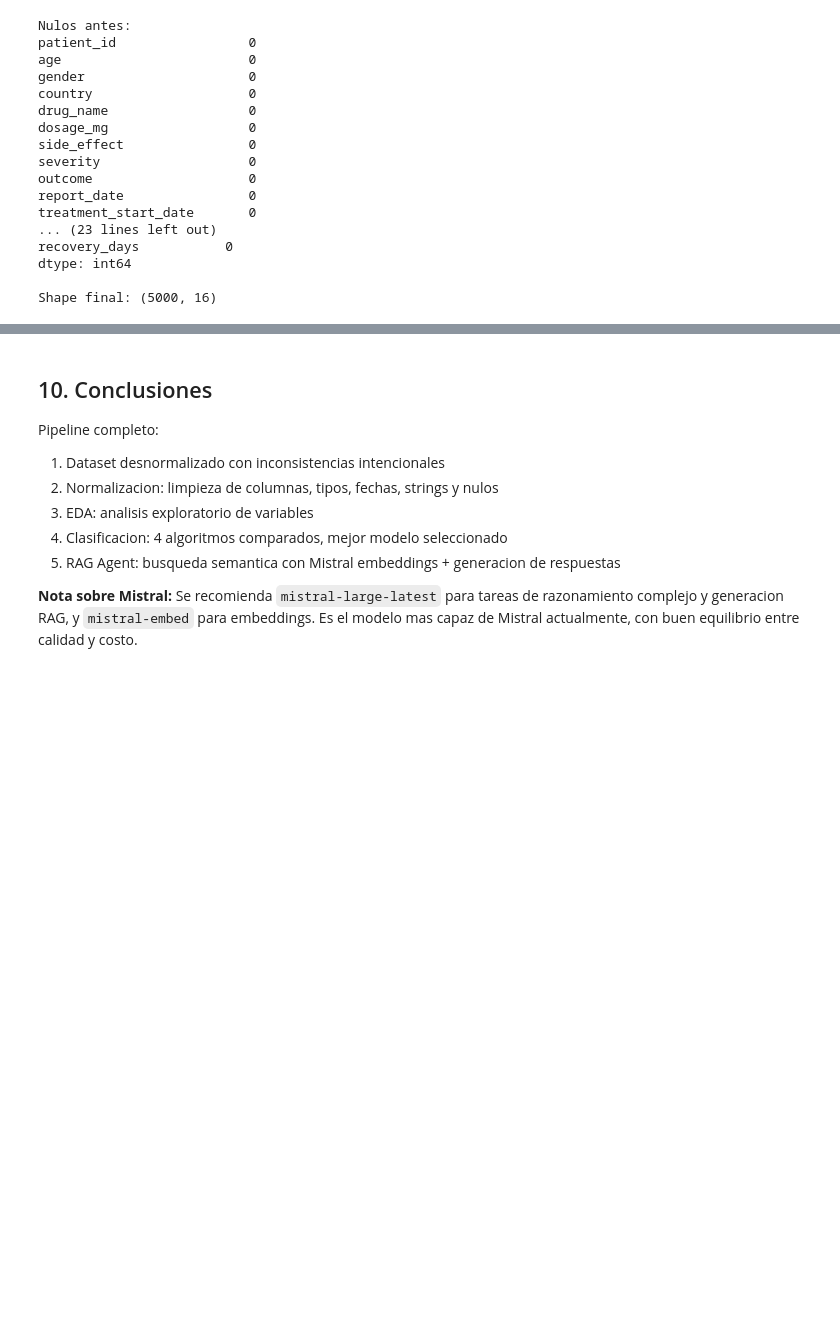
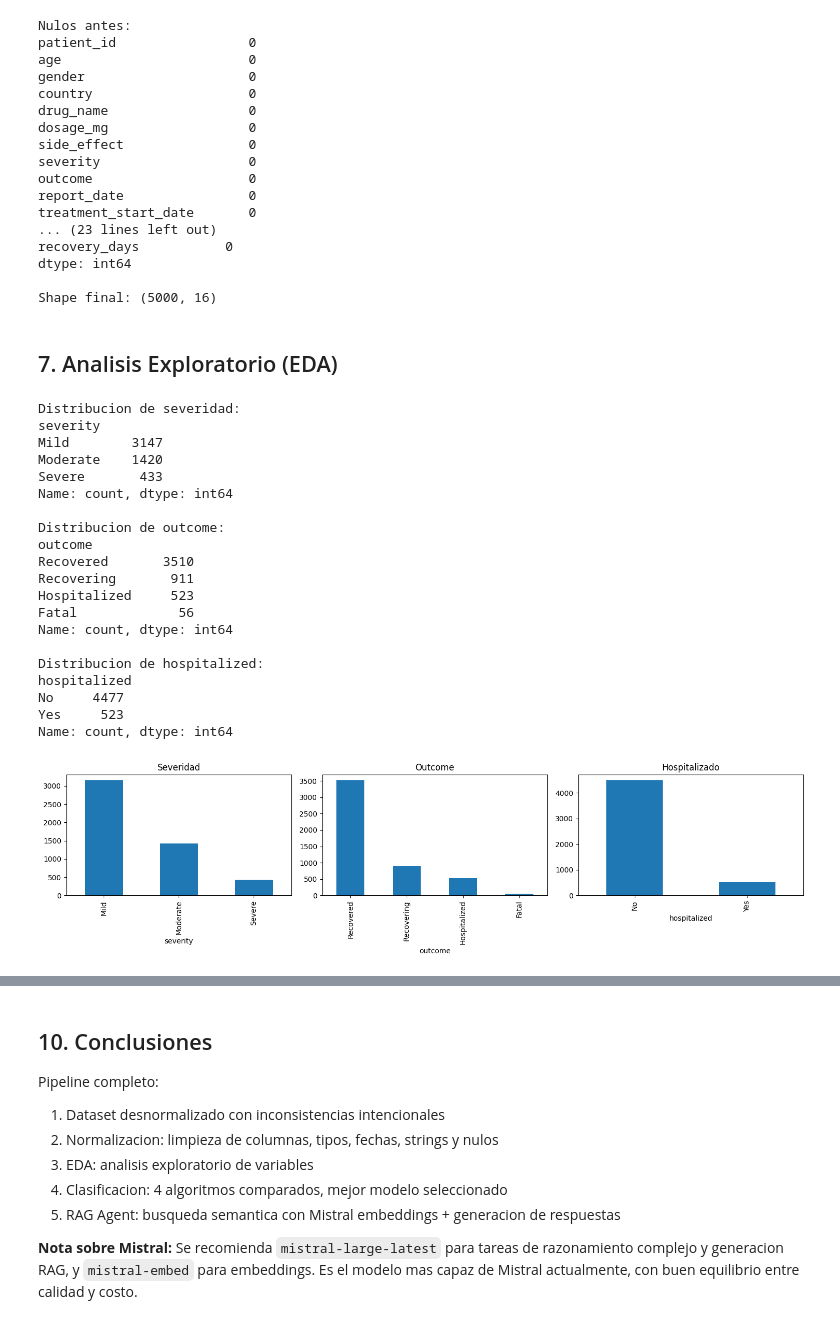
Before and after one commit to gabriell-e/agente_ventas_langchain_mistral, a Jupyter notebook: Drug_Side_Effects_Classification.ipynb, the cells around one changed output, grey strips where cells are left out. Saved outputs shown, nothing was run; the diff lists cells and outputs as text; code cells hidden in the pictures; blank space fills up the shorter version.

```diff
--- a/Drug_Side_Effects_Classification.ipynb
+++ b/Drug_Side_Effects_Classification.ipynb
@@ -326,3 +326,44 @@ recovery_days           0
 dtype: int64
 
 Shape final: (5000, 16)
+# %% [markdown]
+## 7. Analisis Exploratorio (EDA)
+# %%
+# Distribucion de severidad (target)
+print("Distribucion de severidad:")
+print(df["severity"].value_counts())
+print()
+print("Distribucion de outcome:")
+print(df["outcome"].value_counts())
+print()
+print("Distribucion de hospitalized:")
+print(df["hospitalized"].value_counts())
+
+fig, axes = plt.subplots(1, 3, figsize=(15, 4))
+df["severity"].value_counts().plot(kind="bar", ax=axes[0], title="Severidad")
+df["outcome"].value_counts().plot(kind="bar", ax=axes[1], title="Outcome")
+df["hospitalized"].value_counts().plot(kind="bar", ax=axes[2], title="Hospitalizado")
+plt.tight_layout()
+plt.show()
+# %% [output]
+Distribucion de severidad:
+severity
+Mild        3147
+Moderate    1420
+Severe       433
+Name: count, dtype: int64
+
+Distribucion de outcome:
+outcome
+Recovered       3510
+Recovering       911
+Hospitalized     523
+Fatal             56
+Name: count, dtype: int64
+
+Distribucion de hospitalized:
+hospitalized
+No     4477
+Yes     523
+Name: count, dtype: int64
+[figure, added]
```
Also changed, not shown: parts of 18 cells of this notebook.
